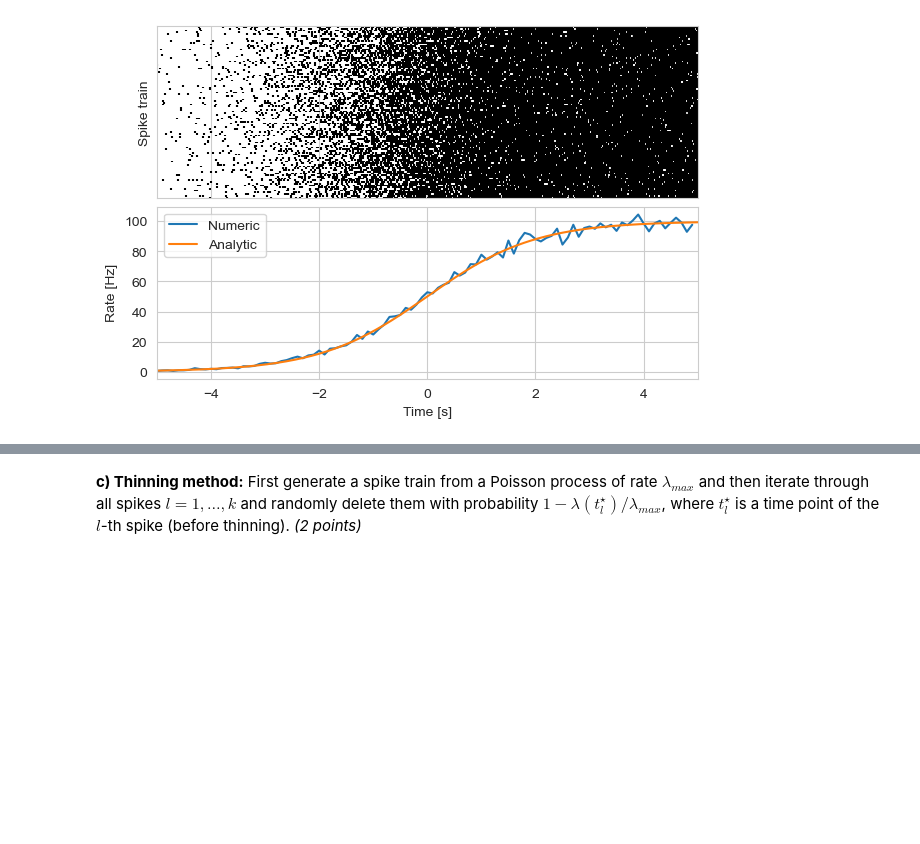
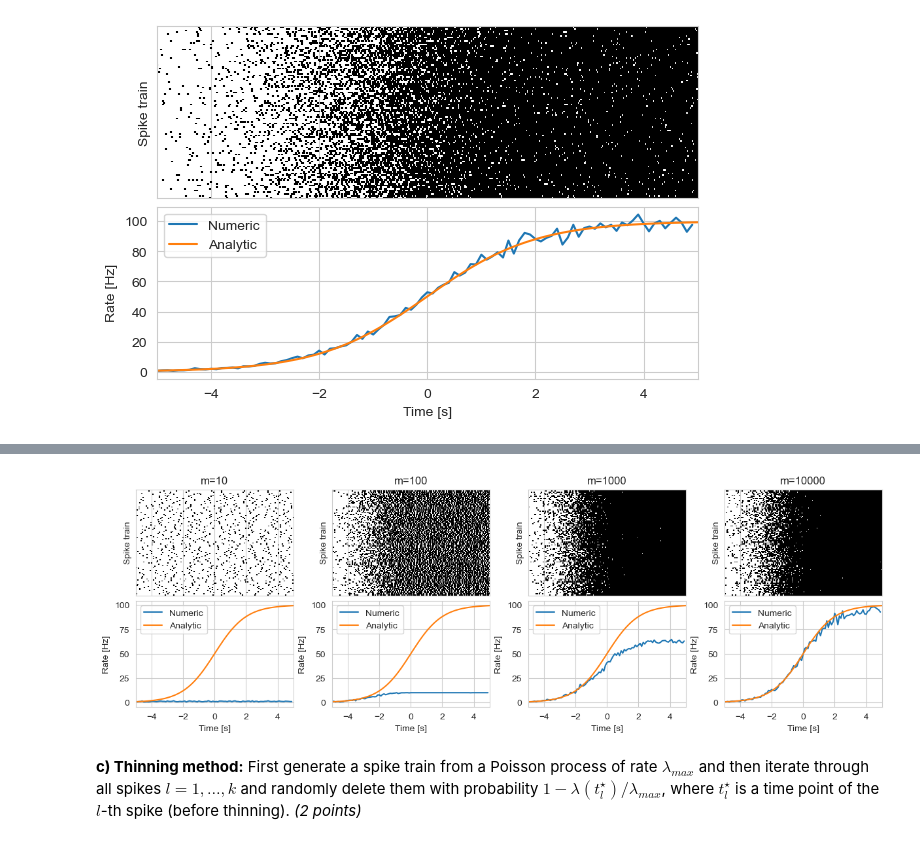
Before and after one commit to kerseviciute/neural-coding, a Jupyter notebook: 2024_Neural_coding_Homework2.ipynb, the cells around one changed output, grey strips where cells are left out. Drawn from its saved outputs; the diff is of its cells as text; code cells hidden in the pictures; blank space fills up the shorter version.

```diff
--- a/2024_Neural_coding_Homework2.ipynb
+++ b/2024_Neural_coding_Homework2.ipynb
@@ -135,3 +140,45 @@ __b) Bernoulli method:__ Discretize time into $m$ bins. For each bin $j = 1, \ld
+# %%
+def analytical_approximation(bins, rate_max):
+    return rate(bins, rate_max)
+# %%
+def bernoulli_spikes(n_bins, n_trials, t_min, t_max, rate_max):
+    bins = np.linspace(t_min, t_max, n_bins + 1)
+    spike_trains = []
+
+    for j in range(n_trials):
+        spike_times = []
+        for i in range(n_bins):
+            mu = rate_integral(bins[ i ], bins[ i + 1 ], rate_max) # integral of the rate function over the bin
+            k = np.random.poisson(mu)
+
+            if k > 0:
+                spike_times.append(np.random.uniform(low = bins[ i ], high = bins[ i + 1 ]))
+
+        spike_trains.append(spike_times)
+
+    return spike_trains
+# %%
+analytical_rate = analytical_approximation(bins = bins_count, rate_max = rate_max)
+
+ms = [ 10, 100, 1000, 10_000 ]
+
+_, axs = plt.subplots(ncols = len(ms), nrows = 2, figsize = (3 * len(ms), 4), sharex = True, constrained_layout = True)
+
+for i, m in enumerate(ms):
+    spike_trains = bernoulli_spikes(n_bins = m, n_trials = n_trials, t_min = t_min, t_max = t_max, rate_max = rate_max)
+    numeric_rate = numeric_approximation(bins = bins_count, spike_trains = spike_trains)
+
+    raster(spike_trains, t_min = t_min, t_max = t_max, ax = axs[0][i])
+    axs[0][i].set_xlabel("")
+    axs[0][i].set_title(f"m={m}")
+
+    axs[1][i].plot(bins_count[ :-1 ], numeric_rate, label = "Numeric")
+    axs[1][i].plot(bins_count, analytical_rate, label = "Analytic")
+    axs[1][i].legend()
+    axs[1][i].set_xlabel("Time [s]")
+    axs[1][i].set_ylabel("Rate [Hz]")
+# %% [output]
+[figure, added]
 # %% [markdown]
 __c) Thinning method:__ First generate a spike train from a Poisson process of rate $\lambda_{max}$ and then iterate through all spikes $l = 1, \ldots, k$ and randomly delete them with probability $1 - \lambda(t^\star_l) /\lambda_{max}$, where $t^\star_l$ is a time point of the $l$-th spike (before thinning). _(2 points)_
 # %%
```
Also changed, not shown: parts of 5 cells of this notebook.
